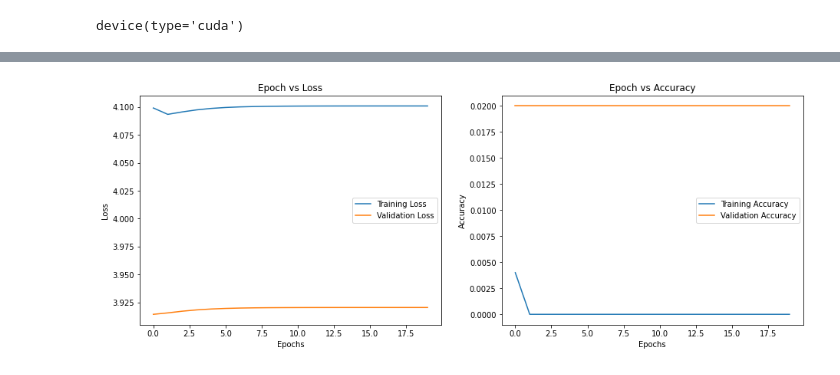
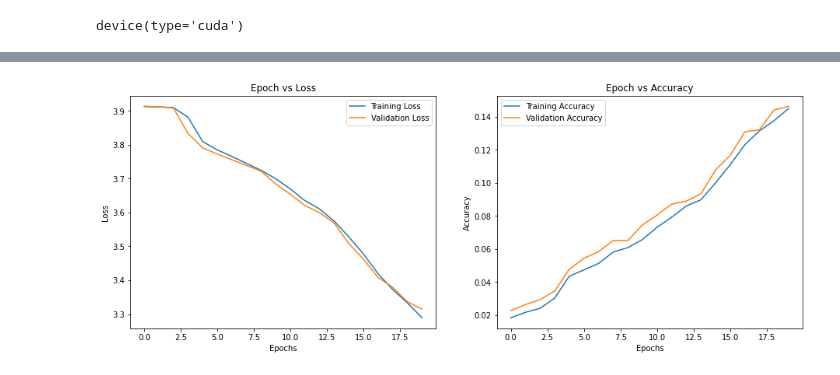
Before and after one commit to osimon8/GeoGuessrGuessr, a Jupyter notebook: notebook.ipynb, the cells around one changed output, grey strips where cells are left out. Cells and saved outputs as stored; diff of their text form; code cells hidden in the pictures.

```diff
--- a/notebook.ipynb
+++ b/notebook.ipynb
@@ -79,7 +67,7 @@ Transform: Compose(
 # %%
 def get_state_data_loader(state, batch_size=100):
     tot = len(train_dataset)
-    c = train_dataset.class_to_idx [state]
+    c = dataset.class_to_idx [state]
     weights = [1e-4 if i // 500 == c else 0 for i in range(tot)]
     sampler = torch.utils.data.WeightedRandomSampler(weights, batch_size)
     return  torch.utils.data.DataLoader(train_dataset, batch_size = batch_size, sampler=sampler)
@@ -89,7 +77,7 @@ def get_state_data_loader(state, batch_size=100):
 ### Sample set of images
 Here we see the four images for a random coordinate sampled from the dataset. The images appear in the order of camera rotation 0, 90, 180, and 270 degrees.
 # %%
-example_batch = next(iter(data_loader))[0]
+example_batch = next(iter(data_loader_small))[0]
 stacked = example_batch[0]
 for i in range(1, 4):
     stacked = torch.cat((stacked,example_batch[i]), 2)
@@ -135,7 +123,7 @@ def collect_state_data(desired_states, num = 10):
     return results
 # %%
 desired_states = ['Arkansas', 'Alabama', 'New York', 'New Jersey', 'California']
-num_images = 10
+num_images = 100
 
 state_data = collect_state_data(desired_states, num=num_images)
 means = {}
@@ -266,6 +245,9 @@ class Net1(nn.Module):
         self.conv5 = nn.Conv2d(64, 32, 3, 1)
         self.fc1 = nn.Linear(288, 128)
         self.fc2 = nn.Linear(128, 50)
+        self.fc_alt_1 = nn.Linear(256, 128)
+        self.fc_alt_2 = nn.Linear(128, 50)
+        self.dropout = nn.Dropout()
 
     def forward(self, x):
         x = self.conv1(x)
@@ -276,16 +258,17 @@ class Net1(nn.Module):
         x = self.conv3(x)
         x = F.relu(x)
         x = F.max_pool2d(x, 3)
+        x = self.dropout(x)
         x = self.conv4(x)
         x = F.relu(x)
         x = F.max_pool2d(x, 3)
-        x = self.conv5(x)
+        #x = self.conv5(x)
+        #x = F.relu(x)
+        #x = F.max_pool2d(x, 3)
+        x = torch.flatten(x, 1)
+        x = self.fc_alt_1(x)
         x = F.relu(x)
-        x = F.max_pool2d(x, 3)
-        x = torch.flatten(x, 1)
-        x = self.fc1(x)
-        x = F.relu(x)
-        x = self.fc2(x)
+        x = self.fc_alt_2(x)
 
         return x
 # %%
@@ -375,6 +358,6 @@ device
 device(type='cuda')
 # %%
 net = Net1().to(device)
-train_loss, train_acc, validation_loss, validation_acc = train(net, device, data_loader_big, data_loader, 20)
+train_loss, train_acc, validation_loss, validation_acc = train(net, device, data_loader, validation_loader, 20)
 plot_loss_accuracy(train_loss, train_acc, validation_loss, validation_acc)
 # %% [output]
@@ -381 +384 @@ plot_loss_accuracy(train_loss, train_acc, validation_loss, validation_acc)
-[figure, old version]
+[figure, new version]
```
Also changed, not shown: parts of 25 cells of this notebook, 2 other files.
